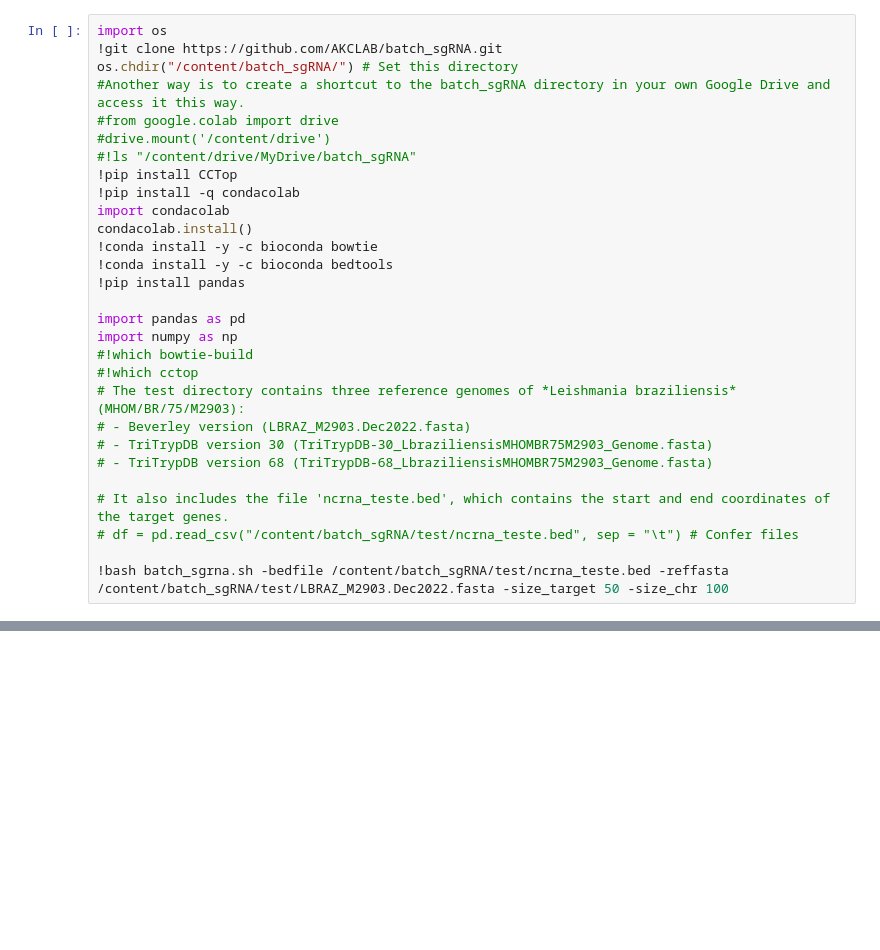
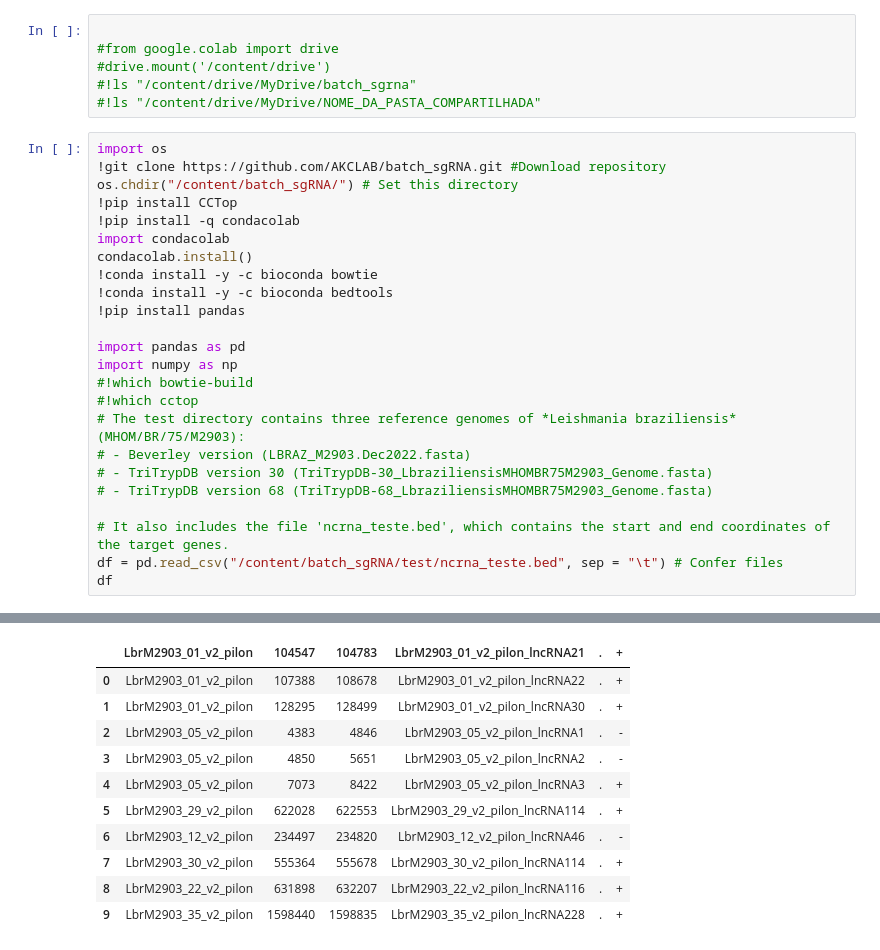
Before and after one commit to AKCLAB/batch_sgRNA, a Jupyter notebook: batch_sgRNA.ipynb, the cells around one changed output, grey strips where cells are left out. Cells and saved outputs as stored; diff of their text form; blank space fills up the shorter version.

```diff
--- a/batch_sgRNA.ipynb
+++ b/batch_sgRNA.ipynb
@@ -1,11 +1,13 @@
+# %%
+
+#from google.colab import drive
+#drive.mount('/content/drive')
+#!ls "/content/drive/MyDrive/batch_sgrna"
+#!ls "/content/drive/MyDrive/NOME_DA_PASTA_COMPARTILHADA"
 # %%
 import os
-!git clone https://github.com/AKCLAB/batch_sgRNA.git
+!git clone https://github.com/AKCLAB/batch_sgRNA.git #Download repository
 os.chdir("/content/batch_sgRNA/") # Set this directory
-#Another way is to create a shortcut to the batch_sgRNA directory in your own Google Drive and access it this way.
-#from google.colab import drive
-#drive.mount('/content/drive')
-#!ls "/content/drive/MyDrive/batch_sgRNA"
 !pip install CCTop
 !pip install -q condacolab
 import condacolab
@@ -24,7 +26,6 @@ import numpy as np
 # - TriTrypDB version 68 (TriTrypDB-68_LbraziliensisMHOMBR75M2903_Genome.fasta)
 
 # It also includes the file 'ncrna_teste.bed', which contains the start and end coordinates of the target genes.
-# df = pd.read_csv("/content/batch_sgRNA/test/ncrna_teste.bed", sep = "\t") # Confer files
-
-!bash batch_sgrna.sh -bedfile /content/batch_sgRNA/test/ncrna_teste.bed -reffasta /content/batch_sgRNA/test/LBRAZ_M2903.Dec2022.fasta -size_target 50 -size_chr 100
+df = pd.read_csv("/content/batch_sgRNA/test/ncrna_teste.bed", sep = "\t") # Confer files
+df
 # %% [output]
@@ -47,0 +49,11 @@ We have the best sgRNAs: cctop_listtop3.tsv
+|  | LbrM2903_01_v2_pilon | 104547 | 104783 | LbrM2903_01_v2_pilon_lncRNA21 | . | + |
+| 0 | LbrM2903_01_v2_pilon | 107388 | 108678 | LbrM2903_01_v2_pilon_lncRNA22 | . | + |
+| 1 | LbrM2903_01_v2_pilon | 128295 | 128499 | LbrM2903_01_v2_pilon_lncRNA30 | . | + |
+| 2 | LbrM2903_05_v2_pilon | 4383 | 4846 | LbrM2903_05_v2_pilon_lncRNA1 | . | - |
+| 3 | LbrM2903_05_v2_pilon | 4850 | 5651 | LbrM2903_05_v2_pilon_lncRNA2 | . | - |
+| 4 | LbrM2903_05_v2_pilon | 7073 | 8422 | LbrM2903_05_v2_pilon_lncRNA3 | . | + |
+| 5 | LbrM2903_29_v2_pilon | 622028 | 622553 | LbrM2903_29_v2_pilon_lncRNA114 | . | + |
+| 6 | LbrM2903_12_v2_pilon | 234497 | 234820 | LbrM2903_12_v2_pilon_lncRNA46 | . | - |
+| 7 | LbrM2903_30_v2_pilon | 555364 | 555678 | LbrM2903_30_v2_pilon_lncRNA114 | . | + |
+| 8 | LbrM2903_22_v2_pilon | 631898 | 632207 | LbrM2903_22_v2_pilon_lncRNA116 | . | + |
+| 9 | LbrM2903_35_v2_pilon | 1598440 | 1598835 | LbrM2903_35_v2_pilon_lncRNA228 | . | + |
```
Also changed, not shown: parts of 2 cells of this notebook, 2 other files.
